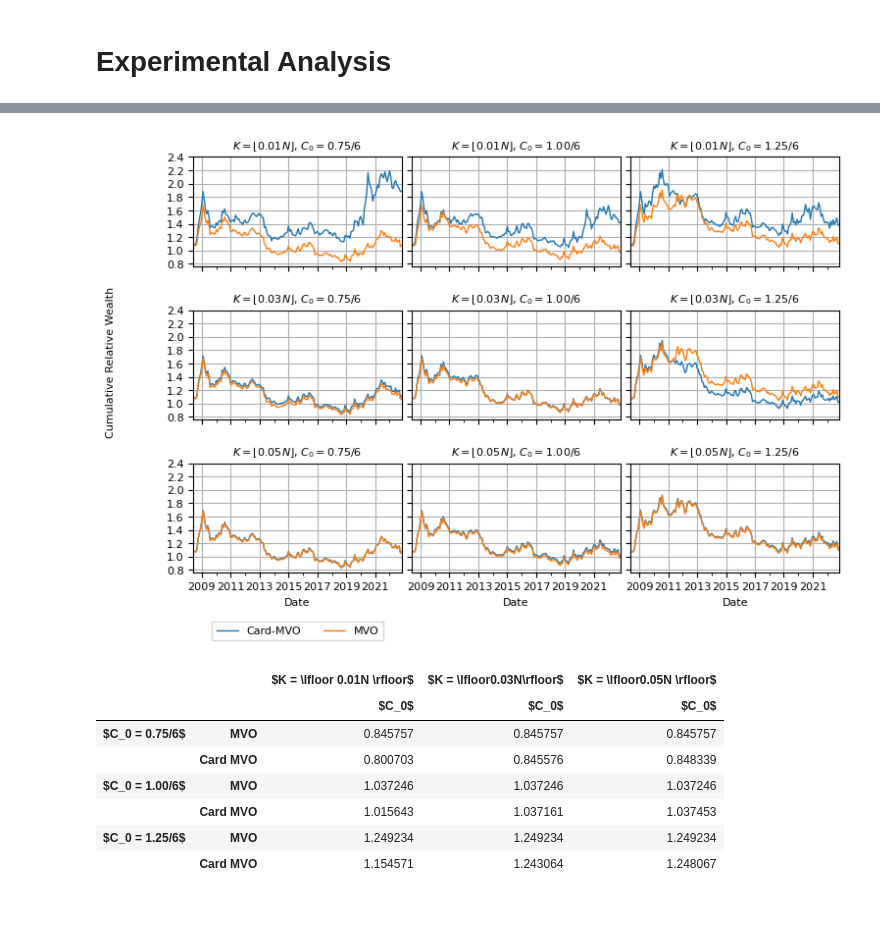
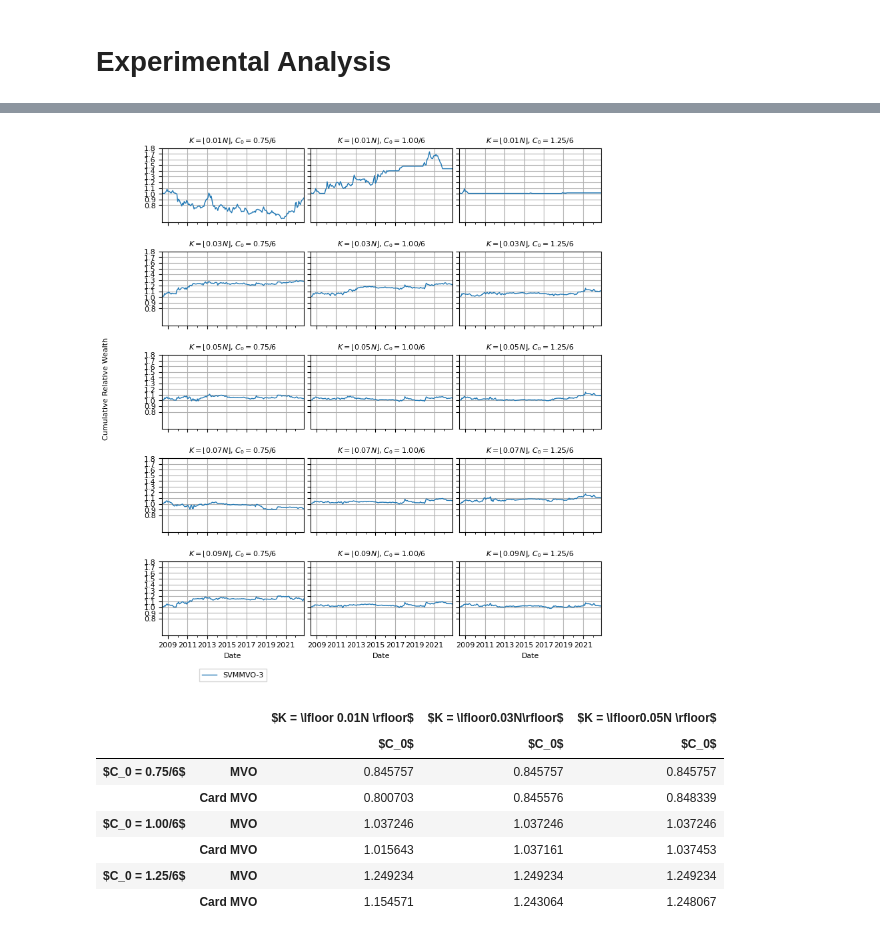
Before and after one commit to davidislip/support_vector_risk_machine, a Jupyter notebook: Results.ipynb, the cells around one changed output, grey strips where cells are left out. Cells and saved outputs as stored; diff of their text form; code cells hidden in the pictures; blank space fills up the shorter version.

```diff
--- a/Results.ipynb
+++ b/Results.ipynb
@@ -171,0 +171,3 @@ for i in unique_card_turnover_df.index:
+# %%
+kappas = np.sort(SVMMVO_experiments[q].kappa.unique())
+kappas
@@ -171,0 +176,9 @@ for i in unique_card_turnover_df.index:
+# %%
+SVMMVO_results = {}
+for q in qs:
+    unique_svmmvo_turnover_df = SVMMVO_experiments[q][SVMMVO_experiments[q].kappa == kappas[-1]].groupby(['cardinality_ratio', 'turnover_limit']).uid.first()
+    SVMMVO_results_q = {}
+    SVMMVO_path_q = "Experiments//"+universe+"//"+"SVMMVO"+"//"+str(q)
+    for i in unique_svmmvo_turnover_df.index:
+        SVMMVO_results_q[i] = import_experimental_results(SVMMVO_path_q, unique_svmmvo_turnover_df[i])
+    SVMMVO_results[q] = SVMMVO_results_q
@@ -172,5 +202,5 @@ for i in unique_card_turnover_df.index:
 # %%
-def plot_results_relative_ticker(CardMVO_results, MVO_results, turnovers, cardinalities, card_strings,
+def plot_results_relative_ticker(CardMVO_results, MVO_results, SVMMVO_results, turnovers, cardinalities, qs, card_strings,
                                  turnover_strings, adjClose, initialVal=100000, ticker_str='SPY', figsize=(8.5, 10.5)):
     max_y = 0
     lw = 1
@@ -205,22 +235,28 @@ def plot_results_relative_ticker(CardMVO_results, MVO_results, turnovers, cardin
             mvo_wealth, elapsed_time, x, turnover = MVO_results[str(turnover_lim)]
             mvo_wealth.columns = ['MVO']
 
-            card_mvo_rel_wealth = pd.Series(card_mvo_wealth.values.flatten() / value_target_index.values.flatten(),
+            card_mvo_rel_wealth = pd.Series(card_mvo_wealth.values.flatten() / mvo_wealth.values.flatten(),
                                             index=card_mvo_wealth.index)
             mvo_wealth_rel_wealth = pd.Series(mvo_wealth.values.flatten() / value_target_index.values.flatten(),
                                               index=mvo_wealth.index)
-            card_mvo_rel_wealth.plot(fontsize=8, ax=axs[i, j], linewidth=lw, legend=False, label='Card-MVO')
-            mvo_wealth_rel_wealth.plot(fontsize=8, ax=axs[i, j], linewidth=lw, legend=False, label='MVO')
+            #card_mvo_rel_wealth.plot(fontsize=8, ax=axs[i, j], linewidth=lw, legend=False, label='Card-MVO')
+            #mvo_wealth_rel_wealth.plot(fontsize=8, ax=axs[i, j], linewidth=lw, legend=False, label='MVO')
 
+            for q in qs:
+                svmmvo_wealth, elapsed_time, x, turnover = SVMMVO_results[q][(str(card), str(turnover_lim))]
+                svmmvo_wealth.columns = ['SVMMVO-'+str(q)]
+                svmmvo_rel_wealth = pd.Series(svmmvo_wealth.values.flatten() / card_mvo_wealth.values.flatten(),
+                                            index=svmmvo_wealth.index)
+                svmmvo_rel_wealth.plot(fontsize=8, ax=axs[i, j], linewidth=lw, legend=False, label='SVMMVO-'+str(q))
             # if ticker_str is not None:
             # value_target_index.plot(fontsize = 8, ax=axs[i, j], linewidth = lw, legend = False)
-
+            #print(svmmvo_rel_wealth.max())
             card_string = card_strings[i]
             turnover_string = turnover_strings[j]
 
             axs[i, j].set_title(card_string + ", " + turnover_string, fontsize=8)
             # print(card_mvo_wealth.max()[0])
-            max_ = card_mvo_rel_wealth.max()  # [0]
+            max_ = svmmvo_rel_wealth.max() #card_mvo_rel_wealth.max()  # [0]
             # print(max_)
             if max_ > max_y:
                 max_y = max_
@@ -233,7 +269,7 @@ def plot_results_relative_ticker(CardMVO_results, MVO_results, turnovers, cardin
     for ax in axs:
         for sub_ax in ax:
             sub_ax.yaxis.set_tick_params(which='minor', bottom=False)
-            sub_ax.set_yticks([min_y + i * 0.2 for i in range(2 + int((max_y - min_y) / 0.2))])
+            sub_ax.set_yticks([min_y + i * 0.1 for i in range(2 + int((max_y - min_y) / 0.1))])
             sub_ax.grid()
             sub_ax.set_xlabel("Date", fontsize=8)
     # fig.supxlabel('Date',fontsize = 8)
@@ -243,21 +279,24 @@ def plot_results_relative_ticker(CardMVO_results, MVO_results, turnovers, cardin
 
     return
 # %%
-cardinality_ratios = [0.01, 0.03, 0.05] # includes mvo
+cardinality_ratios = [0.01, 0.03, 0.05, 0.07, 0.1] # includes mvo
 turnover_limits = [0.75, 1, 1.25]
 
 # card_strings = [r"$K = \lfloor 0.1N \rfloor$", r"$K = \lfloor0.3N\rfloor$", r"$K = \lfloor0.5N \rfloor$", r"$K = \lfloor0.7N \rfloor$", r"$K = \lfloor0.9N \rfloor$"]
 # turnover_strings = ["$C_0 = 0.75/6$", "$C_0 = 1.00/6$", "$C_0 = 1.25/6$"]
 
 card_strings = [r"$K = \lfloor 0.01N \rfloor$", r"$K = \lfloor0.03N\rfloor$", r"$K = \lfloor0.05N \rfloor$", r"$K = \lfloor0.07N \rfloor$", r"$K = \lfloor0.09N \rfloor$"]
 turnover_strings = ["$C_0 = 0.75/6$", "$C_0 = 1.00/6$", "$C_0 = 1.25/6$"]
 
-plot_results_relative_ticker(CardMVO_results, MVO_results,
-             turnover_limits, cardinality_ratios,
-             card_strings, turnover_strings, adjClose,
-             initialVal = initialVal, figsize=(8.5,5.5))
+# plot_results_relative_ticker(CardMVO_results, MVO_results,
+#              turnover_limits, cardinality_ratios,
+#              card_strings, turnover_strings, adjClose,
+#              initialVal = initialVal, figsize=(8.5,5.5))
+
+plot_results_relative_ticker(CardMVO_results, MVO_results, SVMMVO_results, turnover_limits, cardinality_ratios, qs, card_strings,
+                                 turnover_strings, adjClose, initialVal=100000, ticker_str='SPY', figsize=(8.5, 9.5))
 # %% [output]
-[figure, old version]
+[figure, new version]
 # %%
 #plot_weights(x, tickers)
 # %%
```
Also changed, not shown: parts of 7 cells of this notebook, 39 other files.
